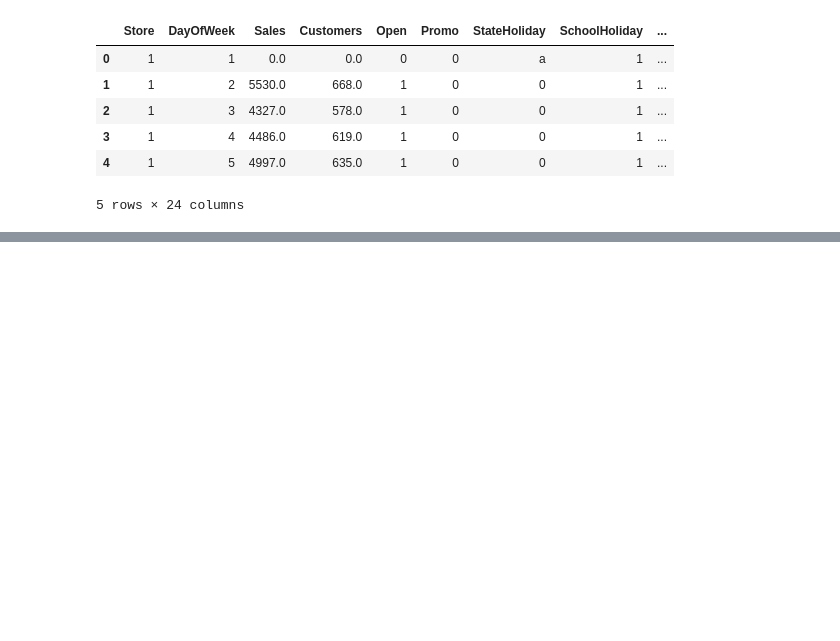
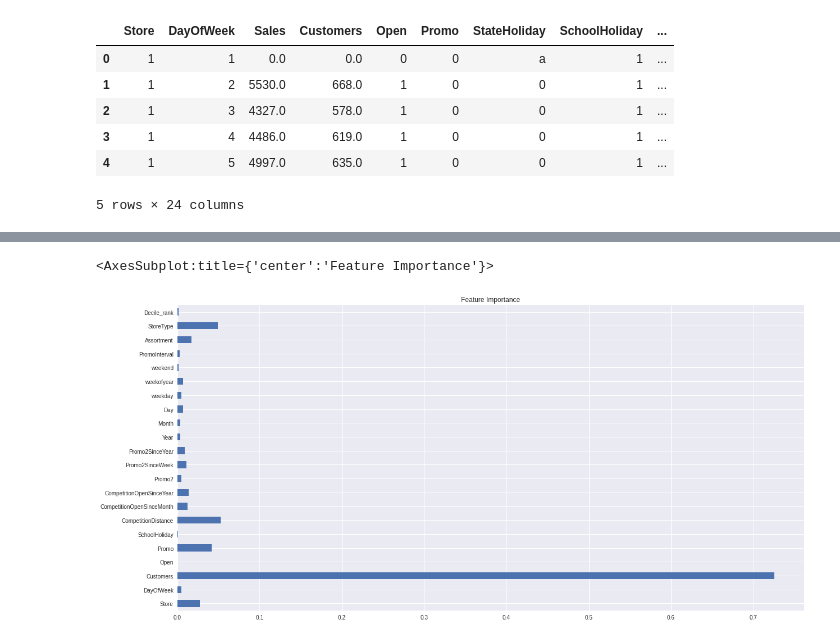
Before and after one commit to YohansSamuel/pharmaceutical_sales_prediction, a Jupyter notebook: notebooks/ml-prediction.ipynb, the cells around one changed output, grey strips where cells are left out. Drawn from its saved outputs; the diff is of its cells as text; code cells hidden in the pictures; blank space fills up the shorter version.

```diff
--- a/notebooks/ml-prediction.ipynb
+++ b/notebooks/ml-prediction.ipynb
@@ -115,0 +268,12 @@ pickle.dump(rf_model, open(rf_model_path, 'wb'))
+# %%
+plt.style.use('seaborn')
+# %%
+feature_importance.sort_values(by="Importance").plot(kind="barh",
+                                                     x="Feature",
+                                                     y="Importance",
+                                                     title="Feature Importance",
+                                                     legend=False,
+                                                     figsize=(20, 10))
+# %% [output]
+<AxesSubplot:title={'center':'Feature Importance'}>
+[figure, added]
```
Also changed, not shown: parts of 26 cells of this notebook.
